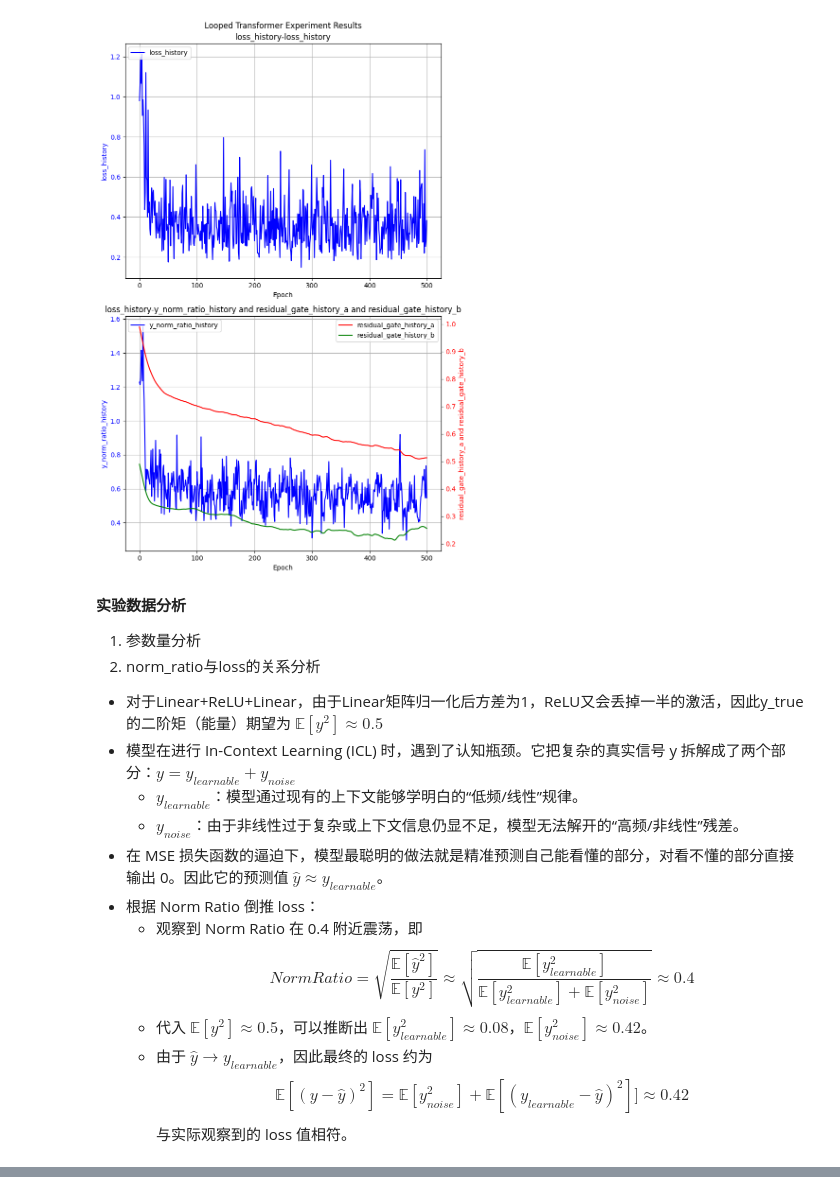
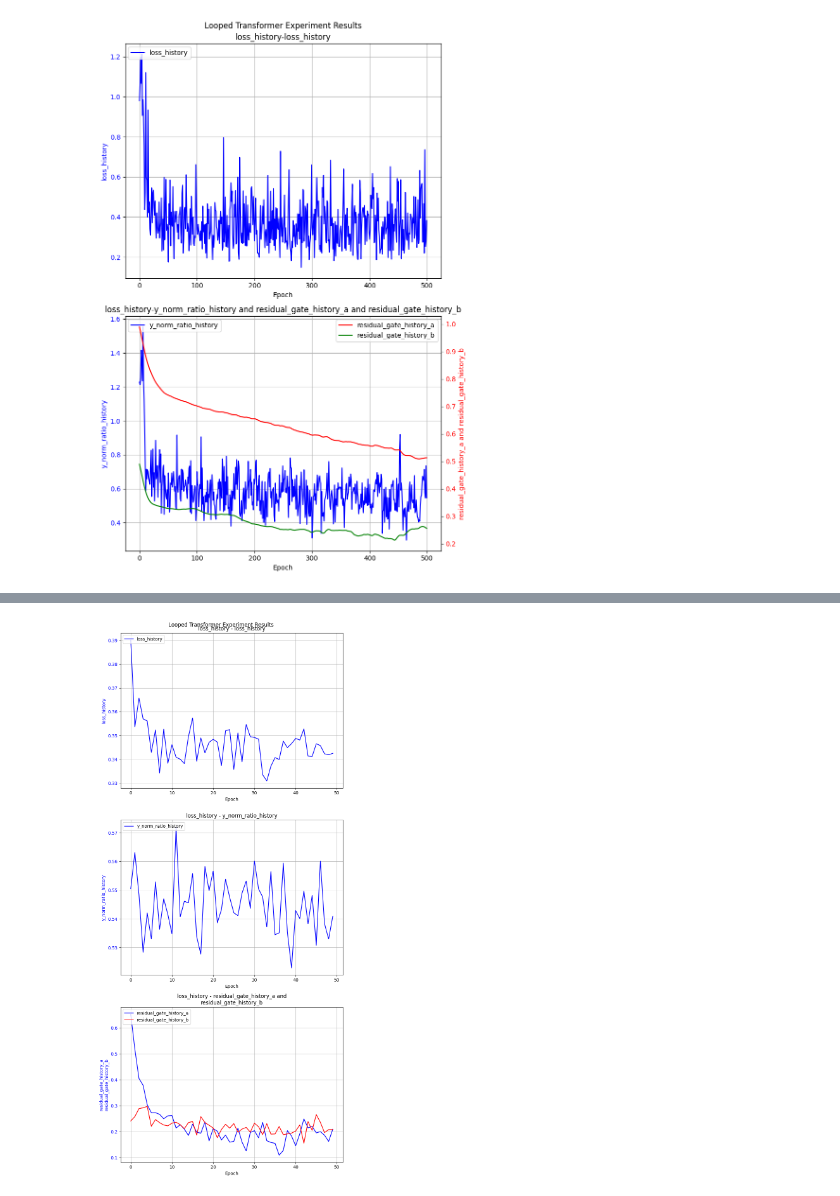
Before and after one commit to Bruce-lhq/looped-transformer-ablation-lab, a Jupyter notebook: Looped_Transformer.ipynb, the cells around one changed output, grey strips where cells are left out. Drawn from its saved outputs; the diff is of its cells as text; code cells hidden in the pictures.

Commit message:
添加curriculum learning功能；添加steps_per_epoch参数；添加GPT-2风格的参数初始化init_std；添加ln_f兜底和x_init初始归零

```diff
--- a/Looped_Transformer.ipynb
+++ b/Looped_Transformer.ipynb
@@ -513,7 +556,7 @@ def linear_data_generator(batch_size, seq_len, d_x, d_y, device='cpu', generator
 # %% [markdown]
 ##### 非线性回归数据
 # %%
-def nonlinear_data_generator(batch_size, seq_len, d_x, d_y, d_hidden, function_callable, device='cpu', generator=None, ood_kwargs=None):
+def nonlinear_data_generator(batch_size, seq_len, valid_d_x=None, d_x=20, d_y=1, d_hidden=None, function_callable=None, device='cpu', generator=None, ood_kwargs=None):
     '''
     linear(d_x->d_hidden) + nonlinear_func + linear(d_hidden->d_y) 的形式生成数据
     function_callable: 非线性函数, 如 lambda x: F.relu(2*torch.sin(x))+torch.cos(x)
@@ -523,10 +566,13 @@ def nonlinear_data_generator(batch_size, seq_len, d_x, d_y, d_hidden, function_c
     '''
     if ood_kwargs is None:
         ood_kwargs = {}
+    if valid_d_x is None:
+        valid_d_x = d_x
 
-    w1 = torch.randn(batch_size, d_x, d_hidden, device=device, generator=generator)/ (d_x ** 0.5)  # 第一层权重 w1: [batch_size, d_x, d_hidden]
+    w1 = torch.randn(batch_size, d_x, d_hidden, device=device, generator=generator)/ (valid_d_x ** 0.5)  # 第一层权重 w1: [batch_size, d_x, d_hidden]
     w2 = torch.randn(batch_size, d_hidden, d_y, device=device, generator=generator)/ (d_hidden ** 0.5)  # 第二层权重 w2: [batch_size, d_hidden, d_y]
-
+    if valid_d_x < d_x:
+        w1[:, valid_d_x:, :] = 0.0  # 将多余的输入维度对应的权重置零，保证它们对输出没有影响
     x_distribution = ood_kwargs.get('x_distribution', 'gaussian')
     if x_distribution == 'gaussian':
         x_data = torch.randn(batch_size, seq_len//2, d_x, device=device, generator=generator)  # 输入特征 x: [batch_size, seq_len//2, d_x]
@@ -541,6 +587,9 @@ def nonlinear_data_generator(batch_size, seq_len, d_x, d_y, d_hidden, function_c
         x_data = x_data + ood_kwargs['x_mean_shift']  # 平移输入特征的均值，制造OOD数据
     if 'x_noise_std' in ood_kwargs:
         x_data = x_data + torch.randn_like(x_data) * ood_kwargs['x_noise_std']  # 添加输入特征的噪声，制造OOD数据
+
+    if valid_d_x < d_x:
+        x_data[..., valid_d_x:] = 0.0  # 将多余的输入维度对应的数据置零，保证它们对输出没有影响
 
     if d_x==d_hidden:
         w1=torch.eye(d_x, device=device).unsqueeze(0).expand(batch_size, -1, -1) # 如果输入维度和隐藏层维度相同，变为nonlinear_func + linear的形式
@@ -566,12 +615,14 @@ def nonlinear_data_generator(batch_size, seq_len, d_x, d_y, d_hidden, function_c
 # %% [markdown]
 #### 数据加载器
 # %%
-def dataloader(batch_size=64, seq_len=80, d_x=20, d_y=1, device='cpu', data_type='linear', d_hidden=None, function_callable=None, sink_padding=1, generator=None, ood_kwargs=None):
+def dataloader(batch_size=64, seq_len=80, valid_d_x=None, d_x=20, d_y=1, device='cpu', data_type='linear', d_hidden=None, function_callable=None, sink_padding=1, generator=None, ood_kwargs=None):
+    if valid_d_x is None:
+        valid_d_x = d_x
     while True:
         if data_type == 'linear':
-            x_data, y_data = linear_data_generator(batch_size, seq_len, d_x, d_y, device=device, generator=generator, ood_kwargs=ood_kwargs)
+            x_data, y_data = linear_data_generator(batch_size, seq_len, valid_d_x=valid_d_x, d_x=d_x, d_y=d_y, device=device, generator=generator, ood_kwargs=ood_kwargs)
         elif data_type == 'nonlinear':
-            x_data, y_data = nonlinear_data_generator(batch_size, seq_len, d_x, d_y, d_hidden, function_callable, device=device, generator=generator, ood_kwargs=ood_kwargs)
+            x_data, y_data = nonlinear_data_generator(batch_size, seq_len, valid_d_x=valid_d_x, d_x=d_x, d_y=d_y, d_hidden=d_hidden, function_callable=function_callable, device=device, generator=generator, ood_kwargs=ood_kwargs)
         if sink_padding is not None:
             x_data = F.pad(x_data, (0, 0, sink_padding, 0), value=0)  # 在seq_len维度最前面添加sink_padding个全0向量
             y_data = F.pad(y_data, (0, 0, sink_padding, 0), value=0)
@@ -806,13 +892,17 @@ def default_setup(manual=None):
         loop=True,                      # bool: 是否权重共享
         residual_gate=(1,1),            # tuple or str: transformer_block 之间传递残差的门控参数初始值,使`x=a*x+b*x_0` ((a,b)或'random')
         residual_gate_type='fixed',     # str: 残差门控类型 ('fixed', 'learnable_scalar', 'learnable_vector')
-        residual_random=(1,0.1),         # tuple (mean, std): 当 residual_gate='random' 时满足高斯分布 N(mean, std)
+        residual_random=(1,0.1),        # tuple (mean, std): 当 residual_gate='random' 时满足高斯分布 N(mean, std)
+        x_init='zero',                # str: x在所有block之前的初始化方式 ('prompt'(x=x_0) 或 'zero'(x=0))
 
     # RegressionHead
         d_x=20,                         # int: 数据输入的特征维度
         d_y=1,                          # int: 数据输出的特征维度
         bias=False,                     # bool: Regression Head 是否使用偏置
-        init_scale=None,                # float or None: Regression Head 的初始化缩放因子(None表示使用默认初始化)
+        init_scale=None,                # float or None: Regression Head 的初始化缩放因子(None表示使用默认初始化)。仅当init_std为None时有效，如果init_std不为None，则使用init_std进行权重初始化，并忽略init_scale。
+
+    # RegressionSolver
+        init_std=0.02,                  # float or 'auto' or None: 所有nn.Linear和nn.Embedding权重初始化的标准差 ('auto'表示直接取1/sqrt(d_model)，None表示使用默认初始化)
 
     # PredictionLoss
         loss_type='mse',                # str: 损失函数类型 ('mse' 或 'l1')
@@ -845,11 +935,17 @@ def default_setup(manual=None):
 
     # LoopedTransformerExperiment
         epochs=100,                     # int: 训练轮数
+        steps_per_epoch=1,              # int: 每轮训练的步数
         data_type='linear',             # str: 回归数据类型 ('linear')
         scheduler_type=None,            # str or None: 学习率调节器类型 ('cosine' 或 'step' 或 None)
         lr_scale=0.1,                   # float: 学习率调节器的缩放因子，仅当scheduler_type不为None时有效
         step_size_scheduler=10,         # int: StepLR调度器的步长，仅当scheduler_type='step'时有效
-        scheduled_training=False,       # bool: 是否使用计划训练，即随着训练的进行逐渐增加参与的层数 b=epoch+num_eff ，直到达到最大层数num_blocks
+        scheduled_training=False,       # bool: 是否使用 kick-start，即随着训练的进行逐渐增加参与的层数 b=epoch+num_eff ，直到达到最大层数num_blocks（用处并不大）
+        curriculum=None,                # dict or None: 课程学习配置 (None表示不使用课程学习)
+                                        # curriculum的可选键包括：
+                                        # 'd_x': int, curriculum learning 的初始有效d_x
+                                        # 'seq_len': int, curriculum learning 的初始有效seq_len
+                                        # 'duration_ratio': float, curriculum learning 的持续时间占比，取值范围为0到1，表示在训练的前duration_ratio比例的时间内逐渐增加有效d_x或seq_len，之后保持不变。
         print_every=20,                 # int or None: 打印频率/epoch (None表示不打印训练过程中的损失信息)
         timing=True,                    # bool: 是否打印训练时间
     )
@@ -1560,19 +1656,12 @@ Training completed in 51.75 seconds.
 [Experiment 1 清理后] 显存占用 -> PyTorch分配: 0.22 GB | Metal驱动分配: 0.29 GB
 Experiment 1/1 completed.
 [figure]
-# %% [markdown]
-**实验数据分析**
-1. 参数量分析
-2. norm_ratio与loss的关系分析
-  - 对于Linear+ReLU+Linear，由于Linear矩阵归一化后方差为1，ReLU又会丢掉一半的激活，因此y_true的二阶矩（能量）期望为 $\mathbb{E}[y^2] \approx 0.5$
-  - 模型在进行 In-Context Learning (ICL) 时，遇到了认知瓶颈。它把复杂的真实信号 y 拆解成了两个部分：$y=y_{learnable}+y_{noise}$
-    - $y_{learnable}$：模型通过现有的上下文能够学明白的“低频/线性”规律。
-    - $y_{noise}$：由于非线性过于复杂或上下文信息仍显不足，模型无法解开的“高频/非线性”残差。
-  - 在 MSE 损失函数的逼迫下，模型最聪明的做法就是精准预测自己能看懂的部分，对看不懂的部分直接输出 0。因此它的预测值 $\hat{y} \approx y_{learnable}$。
-  - 根据 Norm Ratio 倒推 loss：
-    - 观察到 Norm Ratio 在 0.4 附近震荡，即
-    $$Norm Ratio = \sqrt{\frac{\mathbb{E}[\hat{y}^2]}{\mathbb{E}[y^2]}} \approx \sqrt{\frac{\mathbb{E}[y_{learnable}^2]}{\mathbb{E}[y_{learnable}^2]+ \mathbb{E}[y_{noise}^2]}} \approx 0.4$$
-    - 代入 $\mathbb{E}[y^2] \approx 0.5$，可以推断出 $\mathbb{E}[y_{learnable}^2] \approx 0.08$，$\mathbb{E}[y_{noise}^2] \approx 0.42$。
-    - 由于 $\hat{y} \to y_{learnable}$，因此最终的 loss 约为
-      $$\mathbb{E}[(y-\hat{y})^2] = \mathbb{E}[y_{noise}^2] + \mathbb{E}[(y_{learnable}-\hat{y})^2]] \approx 0.42$$
-      与实际观察到的 loss 值相符。
+# %%
+loss_table = ExperimentTable(params_groups=[{'experiment_name': 'loss_history',
+                                             'epochs': 50,
+                                             'steps_per_epoch': 200,
+                                             'init_std': 'auto',
+                                             'print_every': 5}], manual=manual)
+loss_table.run(result_lists=[(['loss_history'], 'epoch'), (['y_norm_ratio_history'], 'epoch'), (['residual_gate_history_a', 'residual_gate_history_b', '|'], 'epoch')])
+loss_table.plot(compare_experiments=False, subplot_shape=(-1,1))
+# %% [output]
@@ -1578,0 +1685 @@ Experiment 1/1 completed.
+[figure, added]
```
Also changed, not shown: parts of 10 cells of this notebook, 1 other file.
